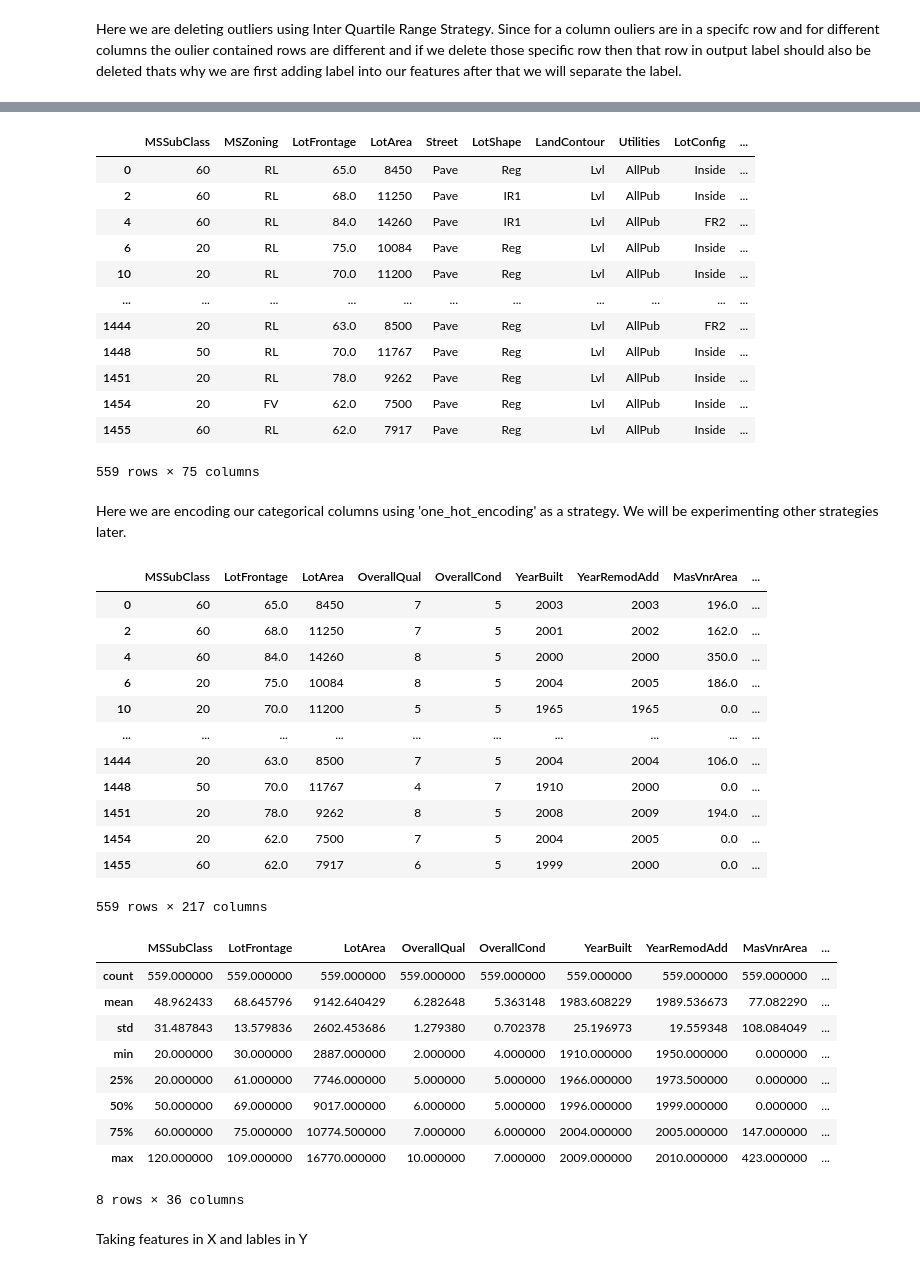
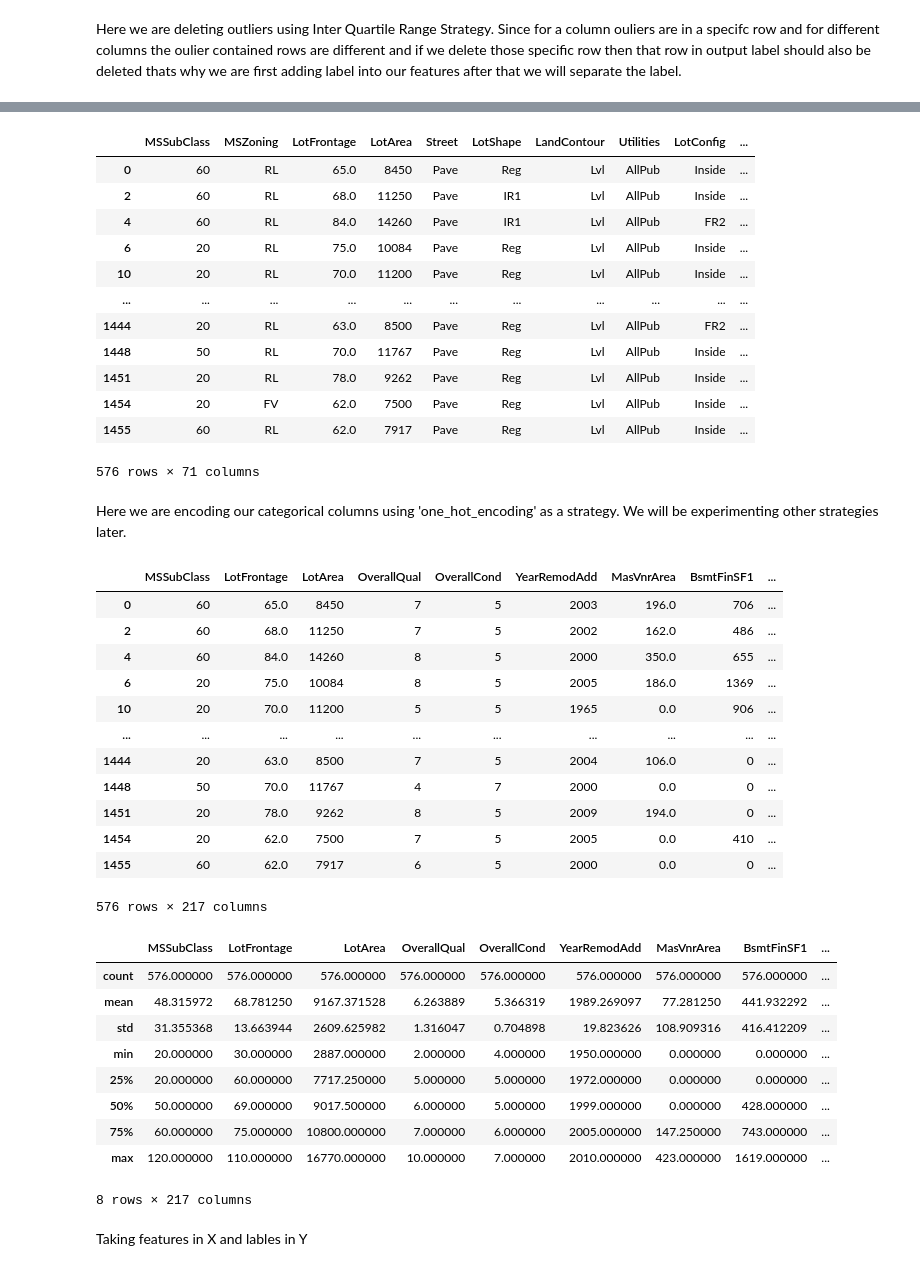
Before and after one commit to Mritunjay1121/house_price_advanced_regression_medium, a Jupyter notebook: Rev - 2.ipynb, the cells around one changed output, grey strips where cells are left out. Saved outputs shown, nothing was run; the diff lists cells and outputs as text; code cells hidden in the pictures.

```diff
--- a/Rev - 2.ipynb
+++ b/Rev - 2.ipynb
@@ -79,3 +112,5 @@ df_train
 | 1458 | 20 | RL | 68.0 | 9717 | Pave | Reg | Lvl | AllPub | Inside | ... |
 | 1459 | 20 | RL | 75.0 | 9937 | Pave | Reg | Lvl | AllPub | Inside | ... |
 1460 rows × 75 columns
+# %%
+continuous_cols=list(df_train.select_dtypes(include= np.number).columns)
@@ -82,3 +119,12 @@ df_train
+# %%
+most_correlated=dict()
+for col1 in continuous_cols:
+    for col2 in continuous_cols:
+        if col1!=col2 and abs(df_train[col1].corr(df_train[col2],method='spearman'))>=0.80:
+            if (col1 not in most_correlated) and (col2 not in most_correlated):
+                most_correlated[col1]=col2
+# %%
+df_train.drop(columns=list(most_correlated),axis=1,inplace=True)
 # %%
 def fill_null_values(for_numerical_cols:str,for_categorical_cols:str,df_train):
     for cols in df_train.columns:
@@ -101,12 +150,3 @@ for col in df_train.columns:
 continuous_cols=list(df_train.select_dtypes(include= np.number).columns)
 # %%
 categorical_cols=list(df_train.select_dtypes(exclude= np.number).columns)
-# %%
-fig, axes = plt.subplots(nrows = 12, ncols = 3)    # axes is 2d array (3x3)
-axes = axes.flatten()         # Convert axes to 1d array of length 9
-fig.set_size_inches(20, 20)
-
-for ax, col in zip(axes, continuous_cols):
-    print()
-    sns.boxplot(df_train[col], ax = ax)
-    ax.set_title(col)
@@ -170,7 +202,7 @@ df_train
 | 1451 | 20 | RL | 78.0 | 9262 | Pave | Reg | Lvl | AllPub | Inside | ... |
 | 1454 | 20 | FV | 62.0 | 7500 | Pave | Reg | Lvl | AllPub | Inside | ... |
 | 1455 | 60 | RL | 62.0 | 7917 | Pave | Reg | Lvl | AllPub | Inside | ... |
-559 rows × 75 columns
+576 rows × 71 columns
 # %% [markdown]
 Here we are encoding our categorical columns using 'one_hot_encoding' as a strategy. We will be experimenting other strategies later.
 # %%
@@ -202,32 +234,32 @@ df_train=encoding_categorical_cols(df_train=df_train,categorical_columns=categor
 # %%
 df_train
 # %% [output]
-|  | MSSubClass | LotFrontage | LotArea | OverallQual | OverallCond | YearBuilt | YearRemodAdd | MasVnrArea | ... |
-| 0 | 60 | 65.0 | 8450 | 7 | 5 | 2003 | 2003 | 196.0 | ... |
-| 2 | 60 | 68.0 | 11250 | 7 | 5 | 2001 | 2002 | 162.0 | ... |
-| 4 | 60 | 84.0 | 14260 | 8 | 5 | 2000 | 2000 | 350.0 | ... |
-| 6 | 20 | 75.0 | 10084 | 8 | 5 | 2004 | 2005 | 186.0 | ... |
-| 10 | 20 | 70.0 | 11200 | 5 | 5 | 1965 | 1965 | 0.0 | ... |
+|  | MSSubClass | LotFrontage | LotArea | OverallQual | OverallCond | YearRemodAdd | MasVnrArea | BsmtFinSF1 | ... |
+| 0 | 60 | 65.0 | 8450 | 7 | 5 | 2003 | 196.0 | 706 | ... |
+| 2 | 60 | 68.0 | 11250 | 7 | 5 | 2002 | 162.0 | 486 | ... |
+| 4 | 60 | 84.0 | 14260 | 8 | 5 | 2000 | 350.0 | 655 | ... |
+| 6 | 20 | 75.0 | 10084 | 8 | 5 | 2005 | 186.0 | 1369 | ... |
+| 10 | 20 | 70.0 | 11200 | 5 | 5 | 1965 | 0.0 | 906 | ... |
 | ... | ... | ... | ... | ... | ... | ... | ... | ... | ... |
-| 1444 | 20 | 63.0 | 8500 | 7 | 5 | 2004 | 2004 | 106.0 | ... |
-| 1448 | 50 | 70.0 | 11767 | 4 | 7 | 1910 | 2000 | 0.0 | ... |
-| 1451 | 20 | 78.0 | 9262 | 8 | 5 | 2008 | 2009 | 194.0 | ... |
-| 1454 | 20 | 62.0 | 7500 | 7 | 5 | 2004 | 2005 | 0.0 | ... |
-| 1455 | 60 | 62.0 | 7917 | 6 | 5 | 1999 | 2000 | 0.0 | ... |
+| 1444 | 20 | 63.0 | 8500 | 7 | 5 | 2004 | 106.0 | 0 | ... |
+| 1448 | 50 | 70.0 | 11767 | 4 | 7 | 2000 | 0.0 | 0 | ... |
+| 1451 | 20 | 78.0 | 9262 | 8 | 5 | 2009 | 194.0 | 0 | ... |
+| 1454 | 20 | 62.0 | 7500 | 7 | 5 | 2005 | 0.0 | 410 | ... |
+| 1455 | 60 | 62.0 | 7917 | 6 | 5 | 2000 | 0.0 | 0 | ... |
-559 rows × 217 columns
+576 rows × 217 columns
 # %%
-df_train.loc[:,continuous_cols].describe()
+df_train.describe()
 # %% [output]
-|  | MSSubClass | LotFrontage | LotArea | OverallQual | OverallCond | YearBuilt | YearRemodAdd | MasVnrArea | ... |
-| count | 559.000000 | 559.000000 | 559.000000 | 559.000000 | 559.000000 | 559.000000 | 559.000000 | 559.000000 | ... |
-| mean | 48.962433 | 68.645796 | 9142.640429 | 6.282648 | 5.363148 | 1983.608229 | 1989.536673 | 77.082290 | ... |
-| std | 31.487843 | 13.579836 | 2602.453686 | 1.279380 | 0.702378 | 25.196973 | 19.559348 | 108.084049 | ... |
-| min | 20.000000 | 30.000000 | 2887.000000 | 2.000000 | 4.000000 | 1910.000000 | 1950.000000 | 0.000000 | ... |
-| 25% | 20.000000 | 61.000000 | 7746.000000 | 5.000000 | 5.000000 | 1966.000000 | 1973.500000 | 0.000000 | ... |
-| 50% | 50.000000 | 69.000000 | 9017.000000 | 6.000000 | 5.000000 | 1996.000000 | 1999.000000 | 0.000000 | ... |
-| 75% | 60.000000 | 75.000000 | 10774.500000 | 7.000000 | 6.000000 | 2004.000000 | 2005.000000 | 147.000000 | ... |
-| max | 120.000000 | 109.000000 | 16770.000000 | 10.000000 | 7.000000 | 2009.000000 | 2010.000000 | 423.000000 | ... |
+|  | MSSubClass | LotFrontage | LotArea | OverallQual | OverallCond | YearRemodAdd | MasVnrArea | BsmtFinSF1 | ... |
+| count | 576.000000 | 576.000000 | 576.000000 | 576.000000 | 576.000000 | 576.000000 | 576.000000 | 576.000000 | ... |
+| mean | 48.315972 | 68.781250 | 9167.371528 | 6.263889 | 5.366319 | 1989.269097 | 77.281250 | 441.932292 | ... |
+| std | 31.355368 | 13.663944 | 2609.625982 | 1.316047 | 0.704898 | 19.823626 | 108.909316 | 416.412209 | ... |
+| min | 20.000000 | 30.000000 | 2887.000000 | 2.000000 | 4.000000 | 1950.000000 | 0.000000 | 0.000000 | ... |
+| 25% | 20.000000 | 60.000000 | 7717.250000 | 5.000000 | 5.000000 | 1972.000000 | 0.000000 | 0.000000 | ... |
+| 50% | 50.000000 | 69.000000 | 9017.500000 | 6.000000 | 5.000000 | 1999.000000 | 0.000000 | 428.000000 | ... |
+| 75% | 60.000000 | 75.000000 | 10800.000000 | 7.000000 | 6.000000 | 2005.000000 | 147.250000 | 743.000000 | ... |
+| max | 120.000000 | 110.000000 | 16770.000000 | 10.000000 | 7.000000 | 2010.000000 | 423.000000 | 1619.000000 | ... |
-8 rows × 36 columns
+8 rows × 217 columns
 # %% [markdown]
 Taking features in X and lables in Y
 # %%
```
Also changed, not shown: parts of 26 cells of this notebook, 16 other files.
